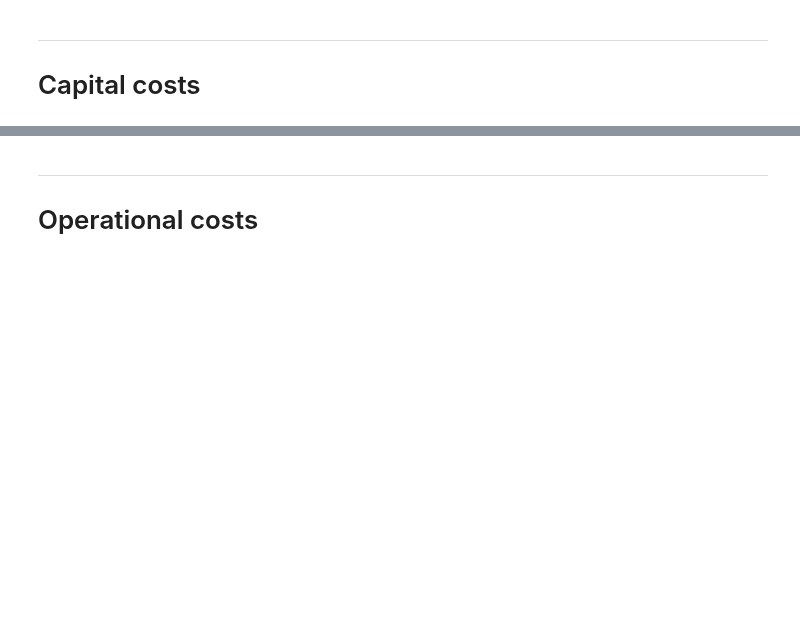
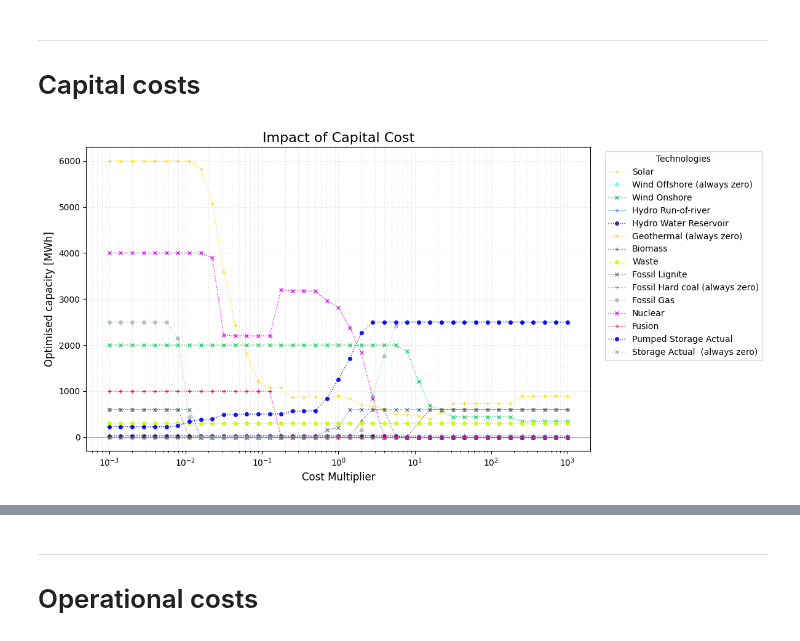
Before and after one commit to menkobalazs/power-systems-analysis, a Jupyter notebook: 08_sensitivity_test_result.ipynb, the cells around one changed output, grey strips where cells are left out. Saved outputs shown, nothing was run; the diff lists cells and outputs as text; code cells hidden in the pictures; blank space fills up the shorter version.

```diff
--- a/08_sensitivity_test_result.ipynb
+++ b/08_sensitivity_test_result.ipynb
@@ -6,6 +6,7 @@ from utils import read_nc_data, create_lineplot, create_heatmap
 import pypsa
 import logging
 logging.getLogger('pypsa').setLevel(logging.ERROR)
+fig_path = "figures/08_sensitivity_test/"
 # %%
 baseline = pypsa.Network('data/sensitivity_test/networks/baseline_1.nc')
 baseline.generators.p_nom_opt.abs()
@@ -15,5 +32,7 @@ baseline.generators.p_nom_opt.abs()
 # %%
 nws_cap, nws_cap_normed = read_nc_data('data/sensitivity_test/networks/capital/*.nc', baseline)
 # %%
-create_lineplot(nws_cap, title='Capital', savefig='figures/sensitivity_test/capital.png')
+create_lineplot(nws_cap, title='Capital', savefig=fig_path+'capital.png')
+# %% [output]
+[figure, added]
 # %%
```
Also changed, not shown: parts of 10 cells of this notebook.
